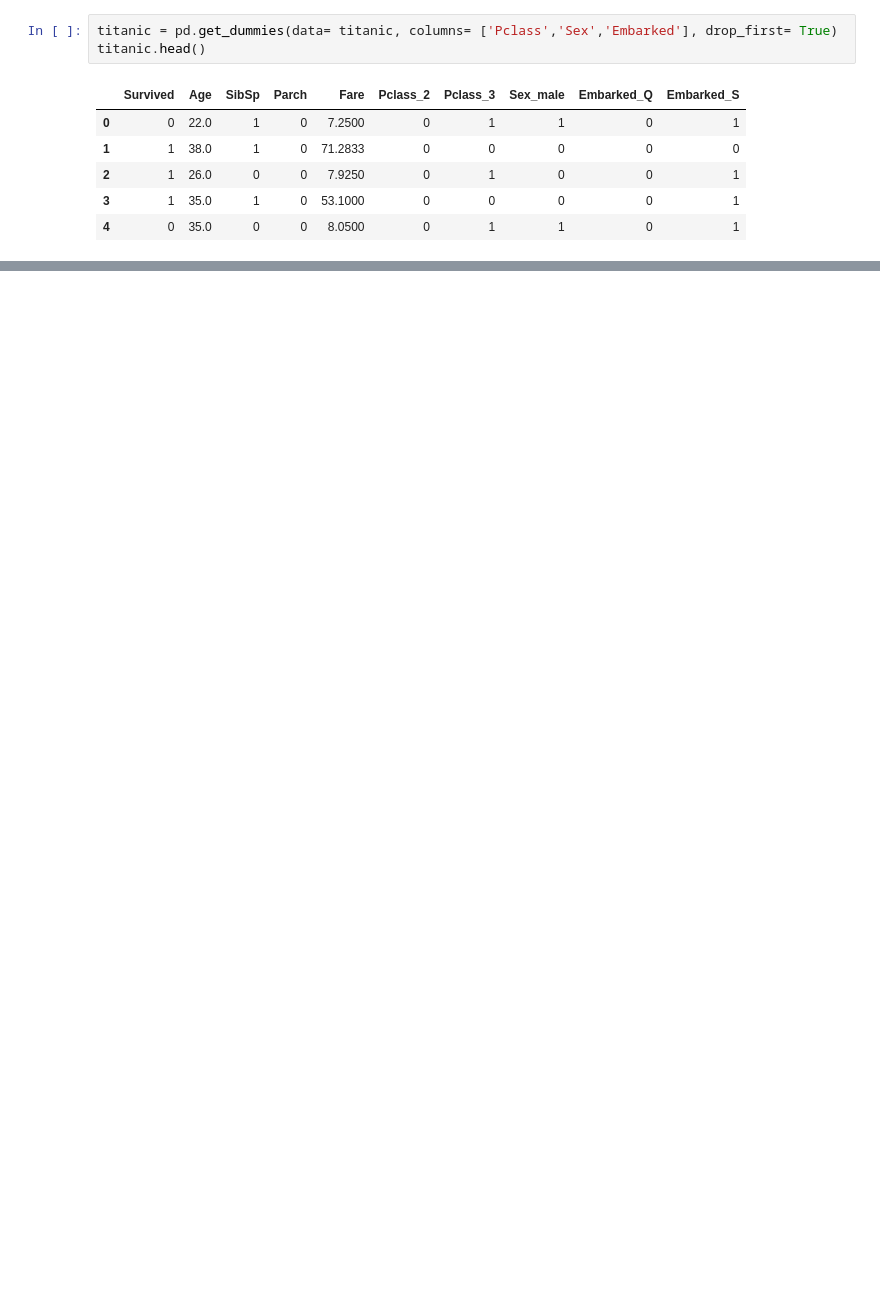
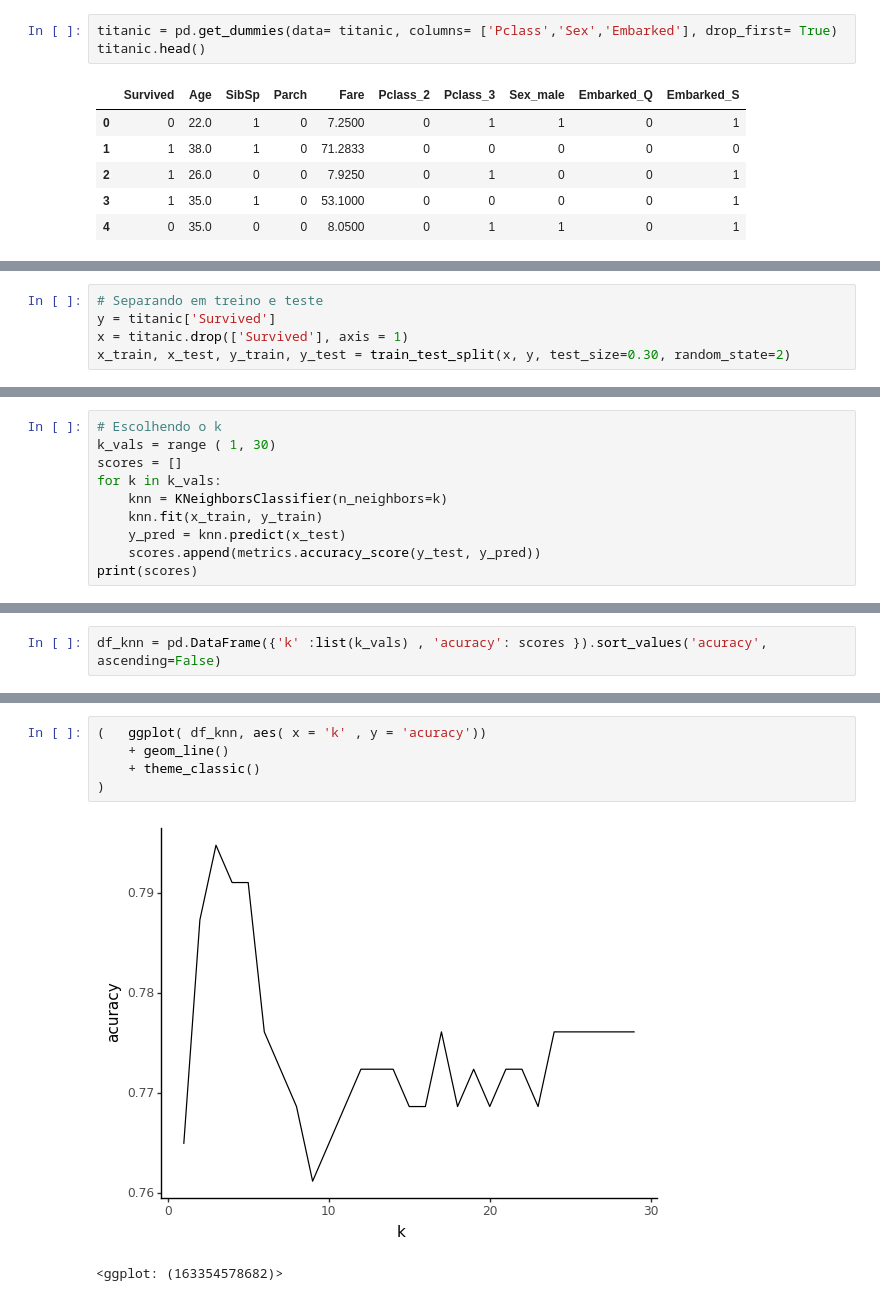
Before and after one commit to AmandaXavier02/Titanic, a Jupyter notebook: analiseTitanic.ipynb, the cells around one changed output, grey strips where cells are left out. Drawn from its saved outputs; the diff is of its cells as text; blank space fills up the shorter version.

```diff
--- a/analiseTitanic.ipynb
+++ b/analiseTitanic.ipynb
@@ -247 +259,6 @@ titanic
 891 rows × 10 columns
+# %%
+# Separando em treino e teste
+y = titanic['Survived']
+x = titanic.drop(['Survived'], axis = 1)
+x_train, x_test, y_train, y_test = train_test_split(x, y, test_size=0.30, random_state=2)
@@ -247,0 +269,10 @@ titanic
+# %%
+# Escolhendo o k
+k_vals = range ( 1, 30)
+scores = []
+for k in k_vals:
+    knn = KNeighborsClassifier(n_neighbors=k)
+    knn.fit(x_train, y_train)
+    y_pred = knn.predict(x_test)
+    scores.append(metrics.accuracy_score(y_test, y_pred))
+print(scores)
@@ -247,0 +281,2 @@ titanic
+# %%
+df_knn = pd.DataFrame({'k' :list(k_vals) , 'acuracy': scores }).sort_values('acuracy', ascending=False)
@@ -247,0 +303,8 @@ titanic
+# %%
+(   ggplot( df_knn, aes( x = 'k' , y = 'acuracy'))
+    + geom_line()
+    + theme_classic()
+)
+# %% [output]
+[figure, added]
+<ggplot: (163354578682)>
```
Also changed, not shown: parts of 50 cells of this notebook.
